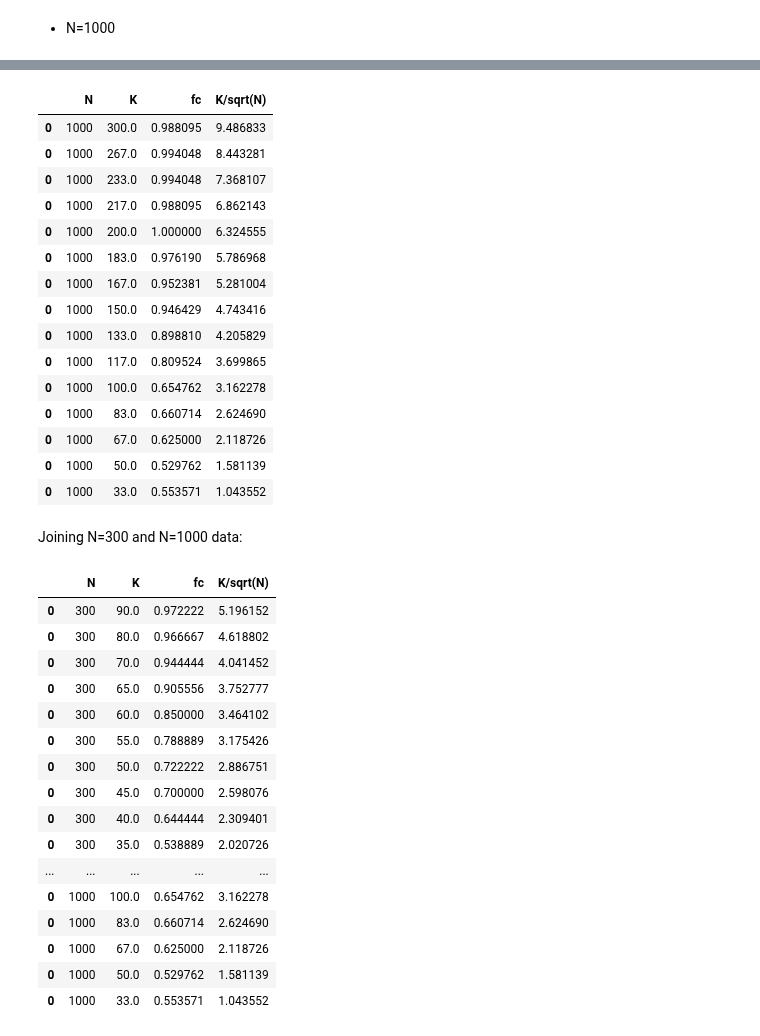
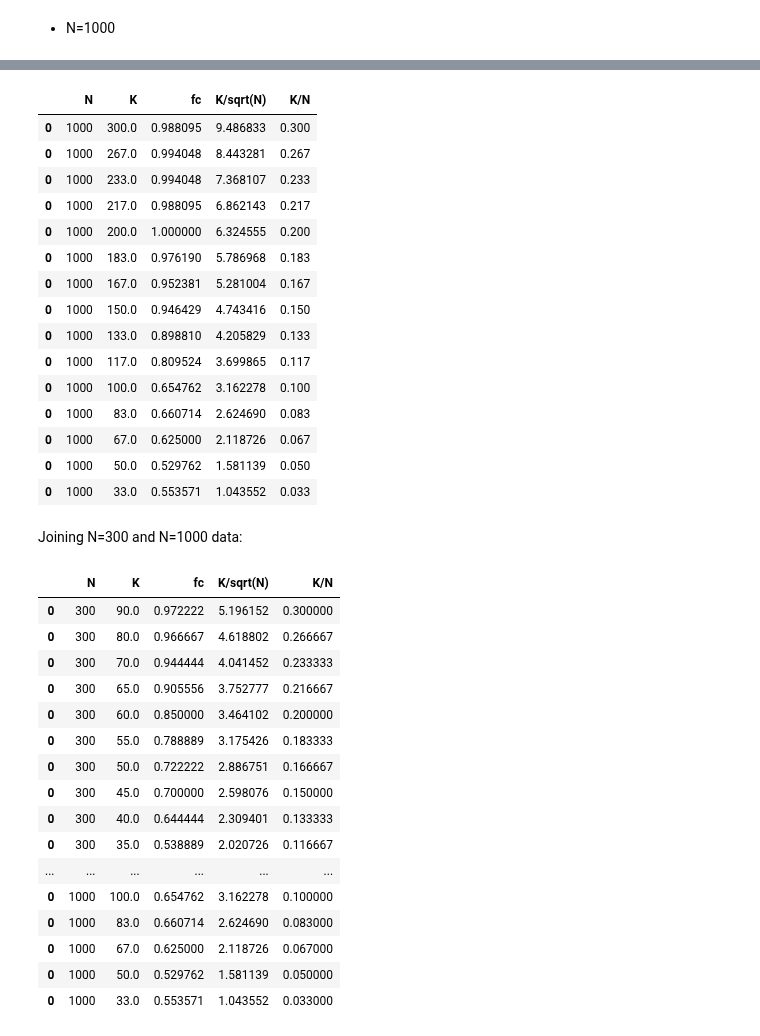
Before and after one commit to danieletirinnanzi/HUPLACLIP-analysis, a Jupyter notebook: data_analysis/pilot_2_horizontal/Pilot2-combined-analysis.ipynb, the cells around one changed output, grey strips where cells are left out. Cells and saved outputs as stored; diff of their text form; code cells hidden in the pictures.

```diff
--- a/data_analysis/pilot_2_horizontal/Pilot2-combined-analysis.ipynb
+++ b/data_analysis/pilot_2_horizontal/Pilot2-combined-analysis.ipynb
@@ -215,12 +215,14 @@ for index in K_range:
     # isolating data of current clique size:
     current_data = humans_300_final[humans_300_final.clique_size == index]
     # calculating accuracy for current clique size (accuracy, when present, is either True or False)
-    fraction_correct_current_clique_size = sum(current_data.accuracy == True) / sum(~ current_data.accuracy.isna())
+    fraction_correct_current_clique_size = sum(current_data.accuracy) / sum(~ current_data.accuracy.isna())
     df_humans_300_appended.append(pd.DataFrame({'N':[300], 'K':[index], 'fc':[fraction_correct_current_clique_size]}))
 
 # creating single df for humans:
 df_humans_300 = pd.concat(df_humans_300_appended)
 # creating new variable and adding it to the dataframe:
 df_humans_300['K/sqrt(N)'] = df_humans_300['K']/np.sqrt(df_humans_300['N'])
+# creating new variable and adding it to the dataframe:
+df_humans_300['K/N'] = df_humans_300['K']/df_humans_300['N']
 df_humans_300
 # %% [output]
@@ -290,37 +296,39 @@ Name: clique_size, dtype: int64
 # %%
 # CREATING DATAFRAME FOR N=1000
 df_humans_1000_appended = []
 K_range = humans_1000_final['clique_size'].unique()
 K_range
 for index in K_range:
     # isolating data of current clique size:
     current_data = humans_1000_final[humans_1000_final.clique_size == index]
     # calculating accuracy for current clique size (accuracy, when present, is either True or False)
     fraction_correct_current_clique_size = sum(current_data.accuracy == True) / sum(~ current_data.accuracy.isna())
     df_humans_1000_appended.append(pd.DataFrame({'N':[1000], 'K':[index], 'fc':[fraction_correct_current_clique_size]}))
 
 # creating single df for humans:
 df_humans_1000 = pd.concat(df_humans_1000_appended)
 # creating new variable and adding it to the dataframe:
 df_humans_1000['K/sqrt(N)'] = df_humans_1000['K']/np.sqrt(df_humans_1000['N'])
+# creating new variable and adding it to the dataframe:
+df_humans_1000['K/N'] = df_humans_1000['K']/df_humans_1000['N']
 df_humans_1000
 # %% [output]
-|  | N | K | fc | K/sqrt(N) |
-| 0 | 1000 | 300.0 | 0.988095 | 9.486833 |
-| 0 | 1000 | 267.0 | 0.994048 | 8.443281 |
-| 0 | 1000 | 233.0 | 0.994048 | 7.368107 |
-| 0 | 1000 | 217.0 | 0.988095 | 6.862143 |
-| 0 | 1000 | 200.0 | 1.000000 | 6.324555 |
-| 0 | 1000 | 183.0 | 0.976190 | 5.786968 |
-| 0 | 1000 | 167.0 | 0.952381 | 5.281004 |
-| 0 | 1000 | 150.0 | 0.946429 | 4.743416 |
-| 0 | 1000 | 133.0 | 0.898810 | 4.205829 |
-| 0 | 1000 | 117.0 | 0.809524 | 3.699865 |
-| 0 | 1000 | 100.0 | 0.654762 | 3.162278 |
-| 0 | 1000 | 83.0 | 0.660714 | 2.624690 |
-| 0 | 1000 | 67.0 | 0.625000 | 2.118726 |
-| 0 | 1000 | 50.0 | 0.529762 | 1.581139 |
-| 0 | 1000 | 33.0 | 0.553571 | 1.043552 |
+|  | N | K | fc | K/sqrt(N) | K/N |
+| 0 | 1000 | 300.0 | 0.988095 | 9.486833 | 0.300 |
+| 0 | 1000 | 267.0 | 0.994048 | 8.443281 | 0.267 |
+| 0 | 1000 | 233.0 | 0.994048 | 7.368107 | 0.233 |
+| 0 | 1000 | 217.0 | 0.988095 | 6.862143 | 0.217 |
+| 0 | 1000 | 200.0 | 1.000000 | 6.324555 | 0.200 |
+| 0 | 1000 | 183.0 | 0.976190 | 5.786968 | 0.183 |
+| 0 | 1000 | 167.0 | 0.952381 | 5.281004 | 0.167 |
+| 0 | 1000 | 150.0 | 0.946429 | 4.743416 | 0.150 |
+| 0 | 1000 | 133.0 | 0.898810 | 4.205829 | 0.133 |
+| 0 | 1000 | 117.0 | 0.809524 | 3.699865 | 0.117 |
+| 0 | 1000 | 100.0 | 0.654762 | 3.162278 | 0.100 |
+| 0 | 1000 | 83.0 | 0.660714 | 2.624690 | 0.083 |
+| 0 | 1000 | 67.0 | 0.625000 | 2.118726 | 0.067 |
+| 0 | 1000 | 50.0 | 0.529762 | 1.581139 | 0.050 |
+| 0 | 1000 | 33.0 | 0.553571 | 1.043552 | 0.033 |
 # %% [markdown]
 Joining N=300 and N=1000 data:
 # %%
@@ -328,23 +336,23 @@ Joining N=300 and N=1000 data:
 df_humans = pd.concat([df_humans_300,df_humans_1000])
 df_humans
 # %% [output]
-|  | N | K | fc | K/sqrt(N) |
-| 0 | 300 | 90.0 | 0.972222 | 5.196152 |
-| 0 | 300 | 80.0 | 0.966667 | 4.618802 |
-| 0 | 300 | 70.0 | 0.944444 | 4.041452 |
-| 0 | 300 | 65.0 | 0.905556 | 3.752777 |
-| 0 | 300 | 60.0 | 0.850000 | 3.464102 |
-| 0 | 300 | 55.0 | 0.788889 | 3.175426 |
-| 0 | 300 | 50.0 | 0.722222 | 2.886751 |
-| 0 | 300 | 45.0 | 0.700000 | 2.598076 |
-| 0 | 300 | 40.0 | 0.644444 | 2.309401 |
-| 0 | 300 | 35.0 | 0.538889 | 2.020726 |
-| ... | ... | ... | ... | ... |
-| 0 | 1000 | 100.0 | 0.654762 | 3.162278 |
-| 0 | 1000 | 83.0 | 0.660714 | 2.624690 |
-| 0 | 1000 | 67.0 | 0.625000 | 2.118726 |
-| 0 | 1000 | 50.0 | 0.529762 | 1.581139 |
-| 0 | 1000 | 33.0 | 0.553571 | 1.043552 |
+|  | N | K | fc | K/sqrt(N) | K/N |
+| 0 | 300 | 90.0 | 0.972222 | 5.196152 | 0.300000 |
+| 0 | 300 | 80.0 | 0.966667 | 4.618802 | 0.266667 |
+| 0 | 300 | 70.0 | 0.944444 | 4.041452 | 0.233333 |
+| 0 | 300 | 65.0 | 0.905556 | 3.752777 | 0.216667 |
+| 0 | 300 | 60.0 | 0.850000 | 3.464102 | 0.200000 |
+| 0 | 300 | 55.0 | 0.788889 | 3.175426 | 0.183333 |
+| 0 | 300 | 50.0 | 0.722222 | 2.886751 | 0.166667 |
+| 0 | 300 | 45.0 | 0.700000 | 2.598076 | 0.150000 |
+| 0 | 300 | 40.0 | 0.644444 | 2.309401 | 0.133333 |
+| 0 | 300 | 35.0 | 0.538889 | 2.020726 | 0.116667 |
+| ... | ... | ... | ... | ... | ... |
+| 0 | 1000 | 100.0 | 0.654762 | 3.162278 | 0.100000 |
+| 0 | 1000 | 83.0 | 0.660714 | 2.624690 | 0.083000 |
+| 0 | 1000 | 67.0 | 0.625000 | 2.118726 | 0.067000 |
+| 0 | 1000 | 50.0 | 0.529762 | 1.581139 | 0.050000 |
+| 0 | 1000 | 33.0 | 0.553571 | 1.043552 | 0.033000 |
 # %%
 # FITTING THE HUMAN DATA:
 # defining the sigmoid function to fit to the data:
```
Also changed, not shown: parts of 11 cells of this notebook.
